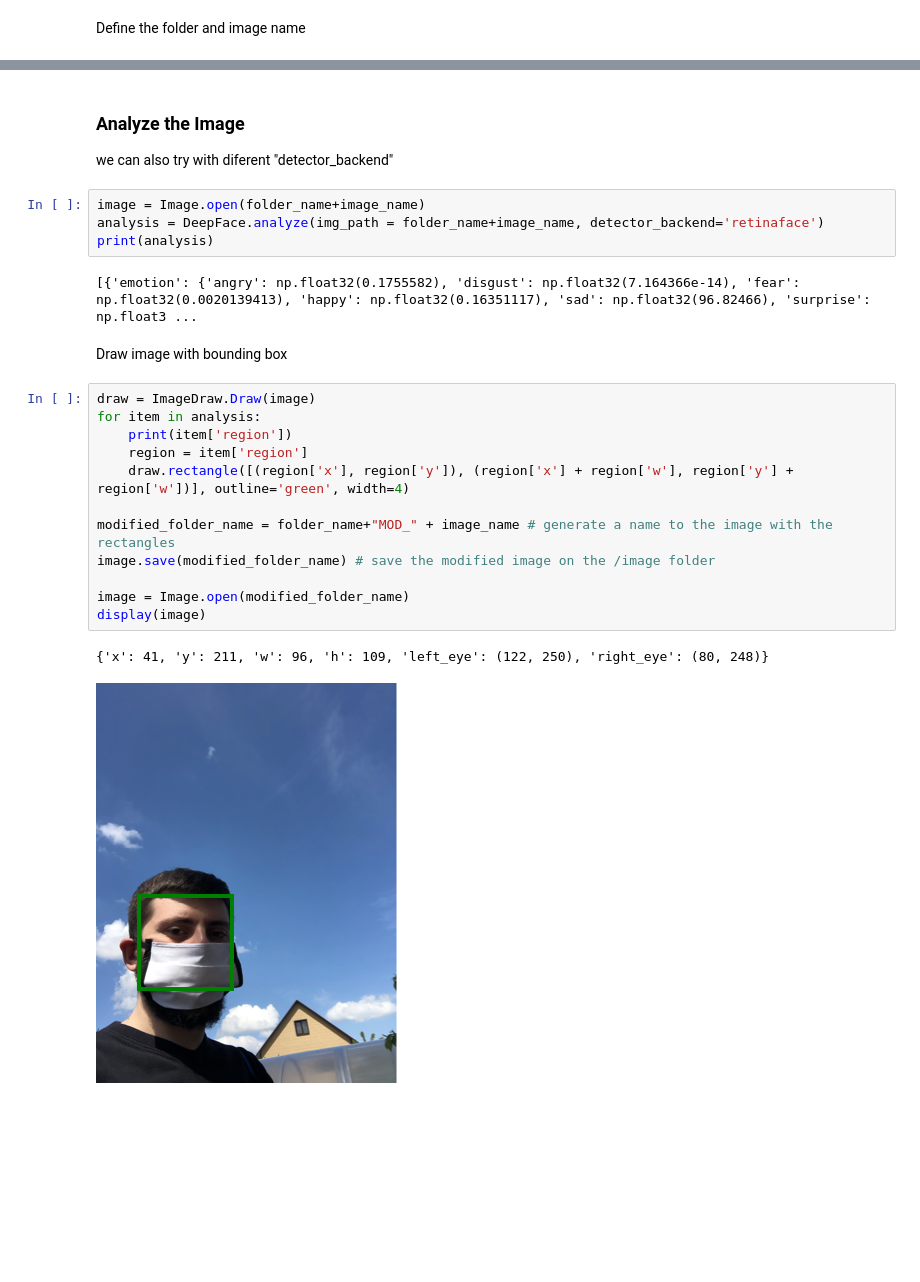
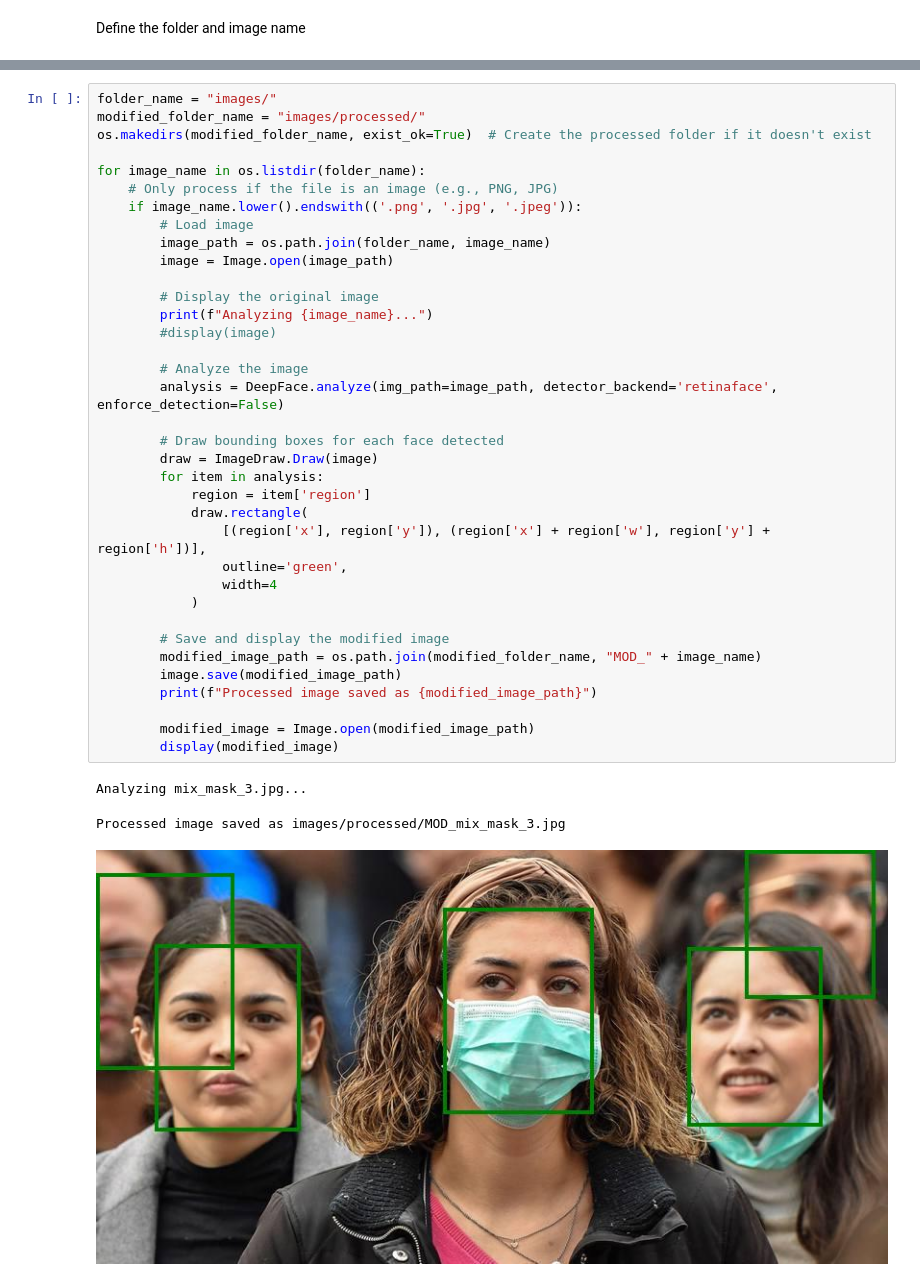
Before and after one commit to TioDosio/Image-and-Speech-Recognition-Project, a Jupyter notebook: Test_face_recogn/teste.ipynb, the cells around one changed output, grey strips where cells are left out. Saved outputs shown, nothing was run; the diff lists cells and outputs as text; blank space fills up the shorter version.

Commit message:
otimize and do it for the whole folder

```diff
--- a/Test_face_recogn/teste.ipynb
+++ b/Test_face_recogn/teste.ipynb
@@ -44,26 +29,40 @@ display(image)
-# %% [markdown]
-### Analyze the Image
-we can also try with diferent "detector_backend"
-# %%
-image = Image.open(folder_name+image_name)
-analysis = DeepFace.analyze(img_path = folder_name+image_name, detector_backend='retinaface')
-print(analysis)
-# %% [output]
-[{'emotion': {'angry': np.float32(0.1755582), 'disgust': np.float32(7.164366e-14), 'fear': np.float32(0.0020139413), 'happy': np.float32(0.16351117), 'sad': np.float32(96.82466), 'surprise': np.float3 ...
-# %% [markdown]
-Draw image with bounding box
-# %%
-draw = ImageDraw.Draw(image)
-for item in analysis:
-    print(item['region'])
-    region = item['region']
-    draw.rectangle([(region['x'], region['y']), (region['x'] + region['w'], region['y'] + region['w'])], outline='green', width=4)
-
-modified_folder_name = folder_name+"MOD_" + image_name # generate a name to the image with the rectangles
-image.save(modified_folder_name) # save the modified image on the /image folder
-
-image = Image.open(modified_folder_name)
-display(image)
-# %% [output]
-{'x': 41, 'y': 211, 'w': 96, 'h': 109, 'left_eye': (122, 250), 'right_eye': (80, 248)}
-[figure, removed]
+# %%
+folder_name = "images/"
+modified_folder_name = "images/processed/"
+os.makedirs(modified_folder_name, exist_ok=True)  # Create the processed folder if it doesn't exist
+
+for image_name in os.listdir(folder_name):
+    # Only process if the file is an image (e.g., PNG, JPG)
+    if image_name.lower().endswith(('.png', '.jpg', '.jpeg')):
+        # Load image
+        image_path = os.path.join(folder_name, image_name)
+        image = Image.open(image_path)
+
+        # Display the original image
+        print(f"Analyzing {image_name}...")
+        #display(image)
+
+        # Analyze the image
+        analysis = DeepFace.analyze(img_path=image_path, detector_backend='retinaface', enforce_detection=False)
+
+        # Draw bounding boxes for each face detected
+        draw = ImageDraw.Draw(image)
+        for item in analysis:
+            region = item['region']
+            draw.rectangle(
+                [(region['x'], region['y']), (region['x'] + region['w'], region['y'] + region['h'])],
+                outline='green',
+                width=4
+            )
+
+        # Save and display the modified image
+        modified_image_path = os.path.join(modified_folder_name, "MOD_" + image_name)
+        image.save(modified_image_path)
+        print(f"Processed image saved as {modified_image_path}")
+
+        modified_image = Image.open(modified_image_path)
+        display(modified_image)
+# %% [output]
+Analyzing mix_mask_3.jpg...
+Processed image saved as images/processed/MOD_mix_mask_3.jpg
+[figure, added]
```
Also changed, not shown: parts of 3 cells of this notebook, 16 other files.
